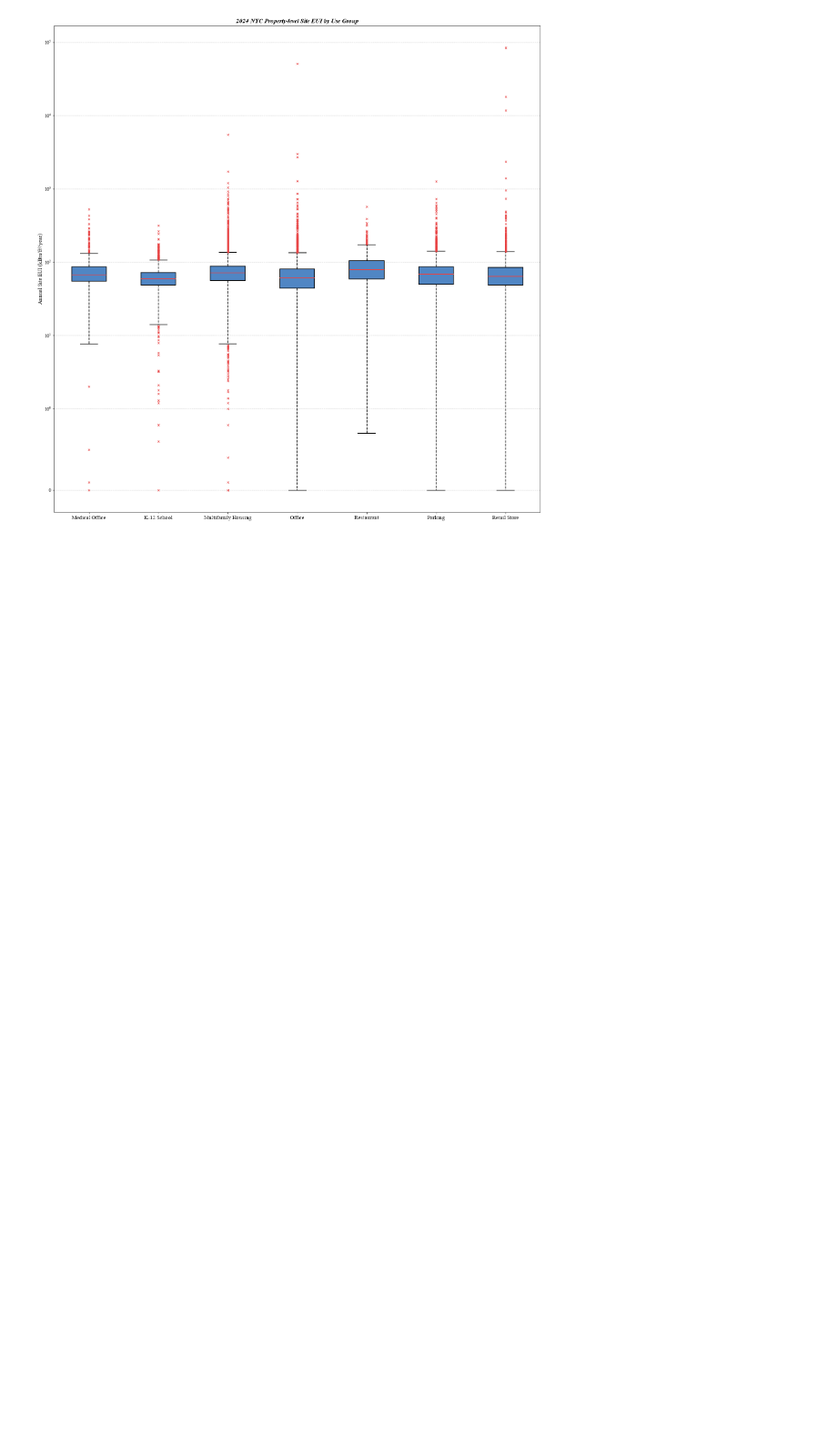
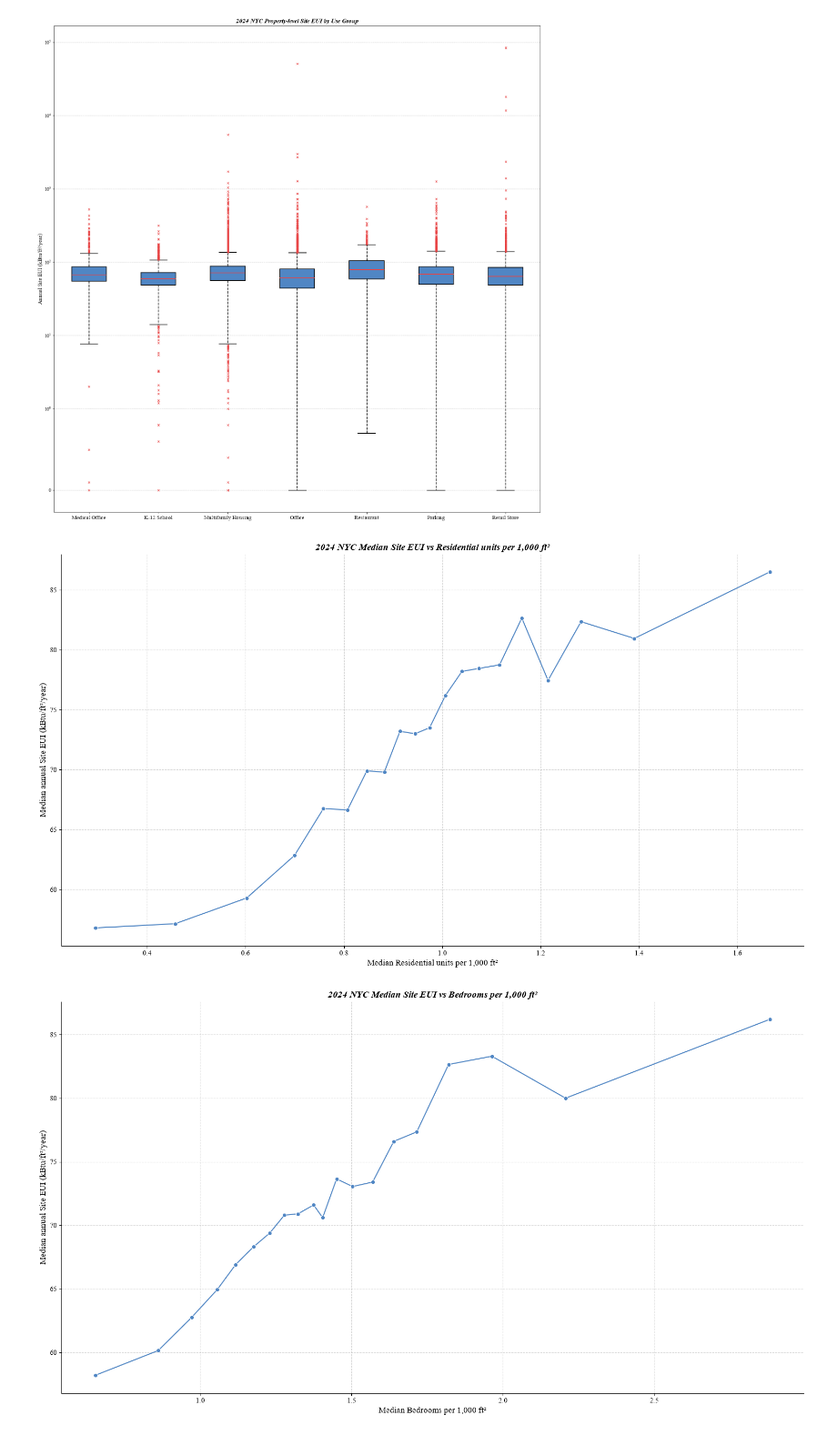
Before and after one commit to gchudley/Any-Idea, a Jupyter notebook: src/EDA_data_visualization2.ipynb, the cells around one changed output. Shown at 91% size. Drawn from its saved outputs; the diff is of its cells as text; code cells hidden in the pictures; blank space fills up the shorter version.

Commit message:
Update more figures

```diff
--- a/src/EDA_data_visualization2.ipynb
+++ b/src/EDA_data_visualization2.ipynb
@@ -177,3 +185,40 @@ plt.tight_layout()
 plt.show()
 # %% [output]
 [figure]
+# %%
+features = {
+    "multifamily_housing_total_1": "Residential units per 1,000 ft²",
+    "multifamily_housing_number_1": "Bedrooms per 1,000 ft²",
+    "medical_office_number_of_2": "Medical office workers on the main shift"
+}
+
+for feature, label in features.items():
+    plot_df = df[[feature, "site_eui_kbtu_ft"]].dropna().copy()
+
+    # separate the feature into 20 bins, dropping any duplicate bin edges
+    plot_df["bin"] = pd.qcut(plot_df[feature], q=20, duplicates="drop")
+
+    # calculate the median of the feature and EUI within each bin
+    summary = (plot_df.groupby("bin", observed=True)[[feature, "site_eui_kbtu_ft"]].median().reset_index(drop=True))
+
+    plot = sns.relplot(
+        data=summary,
+        x=feature,
+        y="site_eui_kbtu_ft",
+        kind="line",
+        marker="o",
+        height=5,
+        aspect=1.5,
+        color="#5086C4"
+    )
+
+    plot.figure.set_size_inches(16, 9)
+    plot.ax.set_title(f"2024 NYC Median Site EUI vs {label}", fontsize=14, fontweight="bold", style="italic")
+    plot.ax.set_xlabel(f"Median {label}", fontsize=12)
+    plot.ax.set_ylabel("Median annual Site EUI (kBtu/ft²/year)", fontsize=12)
+    plot.ax.grid(linestyle="--", alpha=0.5)
+    plot.figure.tight_layout()
+    plot.savefig(f"../figures/2024_nyc_median_site_eui_vs_{feature}.png", dpi=300)
+# %% [output]
+[figure, added]
+[figure, added]
```
Also changed, not shown: parts of 4 cells of this notebook, 3 other files.
